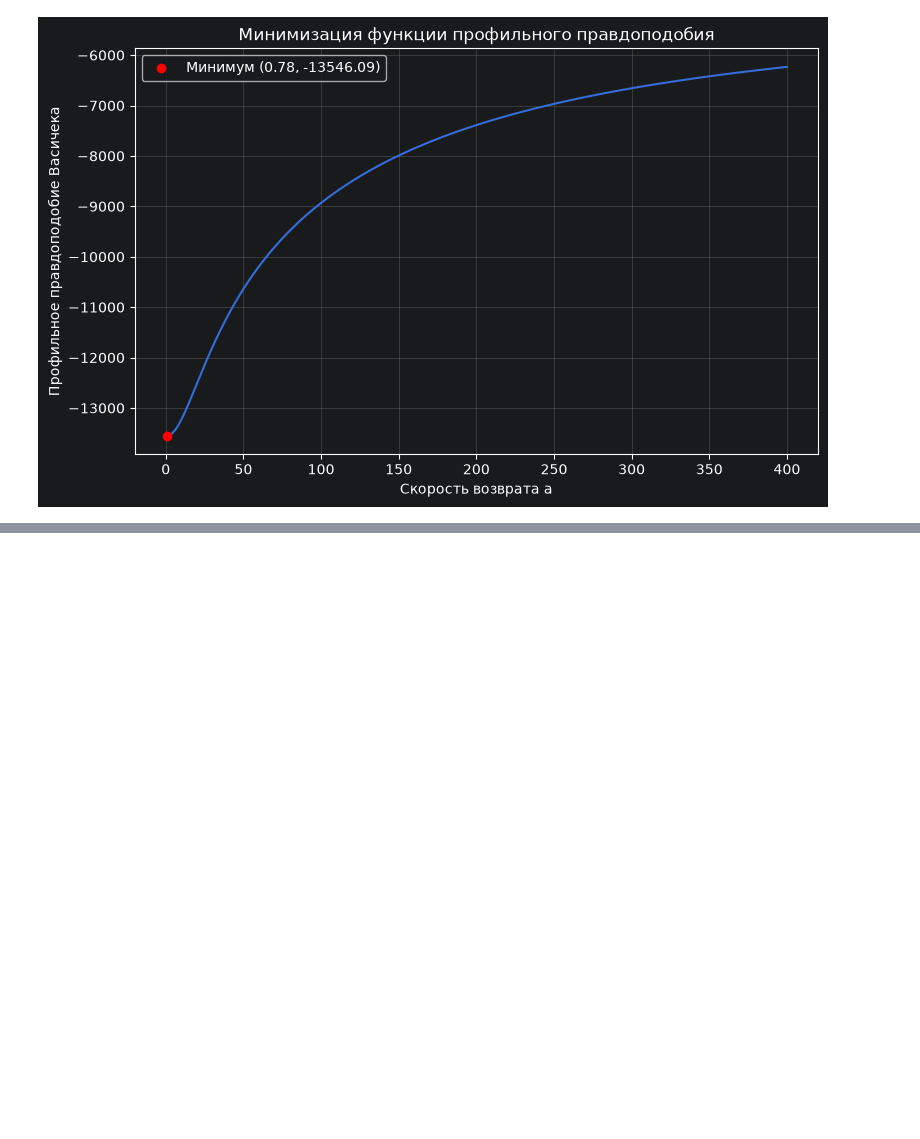
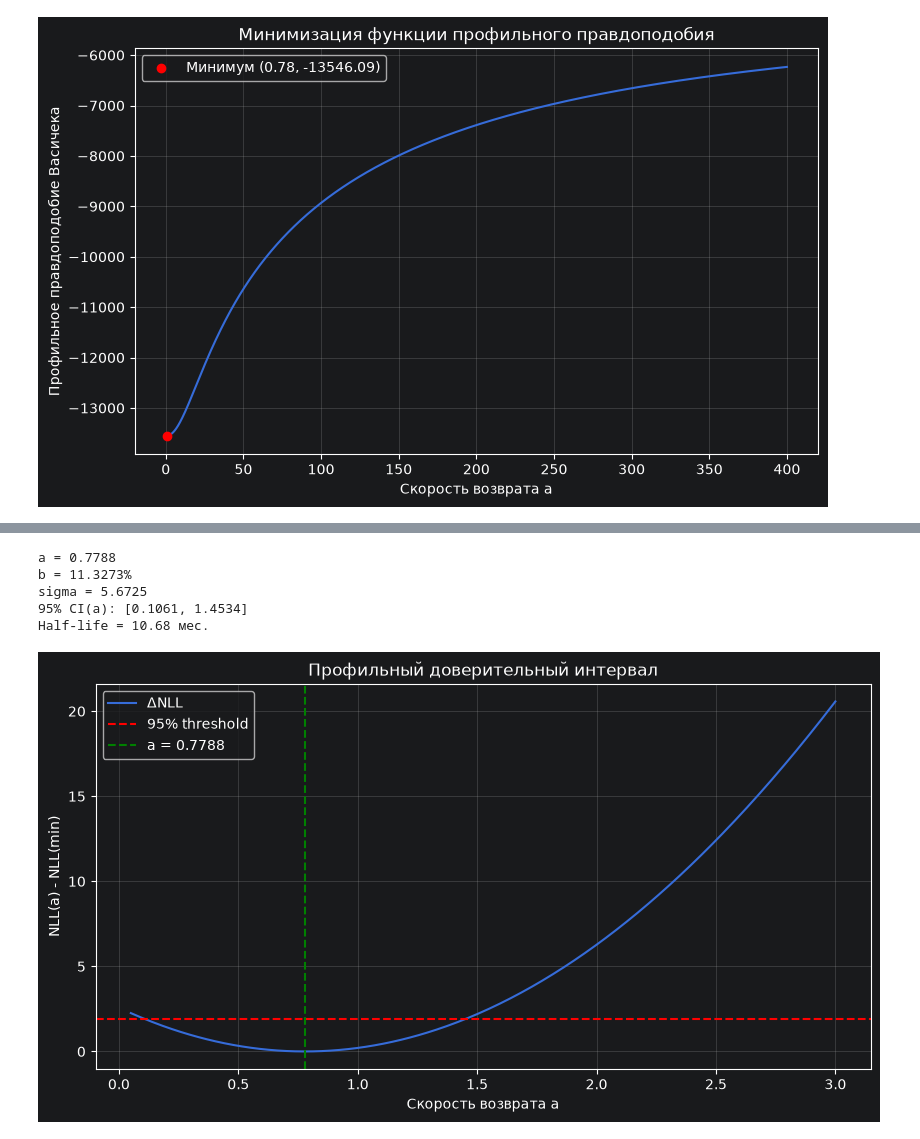
Before and after one commit to blbl-blbl/russian-interest-rate-models, a Jupyter notebook: notebooks/02_vasicek_calibration.ipynb, the cells around one changed output, grey strips where cells are left out. Drawn from its saved outputs; the diff is of its cells as text; code cells hidden in the pictures; blank space fills up the shorter version.

```diff
--- a/notebooks/02_vasicek_calibration.ipynb
+++ b/notebooks/02_vasicek_calibration.ipynb
@@ -213,0 +361,62 @@ NLL = -13546.086371929927
+# %%
+fit = calibrate_profile(r_prev, r_next, dt)
+
+print(f"a = {fit['a']:.4f}")
+print(f"b = {fit['b'] * 100:.4f}%")
+print(f"sigma = {fit['sigma'] * 100:.4f}")
+
+print(
+    f"95% CI(a): "
+    f"[{fit['a_lower']:.4f}, "
+    f"{fit['a_upper']:.4f}]"
+)
+
+print(
+    f"Half-life = "
+    f"{np.log(2) / fit['a'] * 12:.2f} мес."
+)
+# %% [output]
+a = 0.7788
+b = 11.3273%
+sigma = 5.6725
+95% CI(a): [0.1061, 1.4534]
+Half-life = 10.68 мес.
+# %%
+a_grid = np.linspace(0.05, 3, 400)
+
+nll_values = np.array([
+    profile_params(
+        a, r_prev, r_next, dt
+    )[2]
+    for a in a_grid
+])
+
+delta_nll = nll_values - fit["nll"]
+
+plt.figure(figsize=(10, 5))
+
+plt.plot(a_grid, delta_nll, label="ΔNLL")
+
+plt.axhline(
+    chi2.ppf(0.95, 1) / 2,
+    color="red",
+    linestyle="--",
+    label="95% threshold"
+)
+
+plt.axvline(
+    fit["a"],
+    color="green",
+    linestyle="--",
+    label=f"a = {fit['a']:.4f}"
+)
+
+plt.xlabel("Скорость возврата a")
+plt.ylabel("NLL(a) - NLL(min)")
+plt.title("Профильный доверительный интервал")
+
+plt.grid(alpha=0.3)
+plt.legend()
+plt.show()
+# %% [output]
+[figure, added]
```
Also changed, not shown: parts of 7 cells of this notebook.
